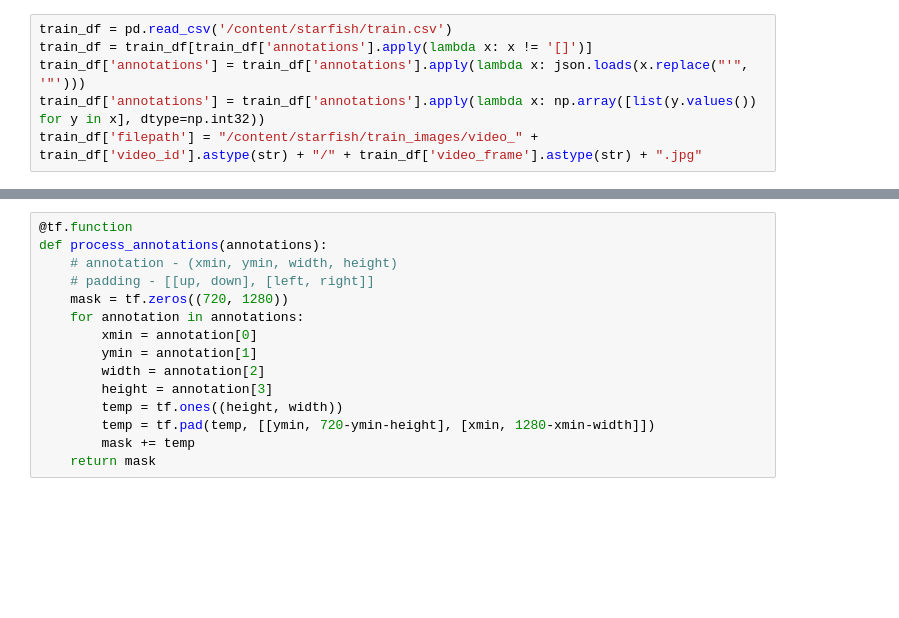
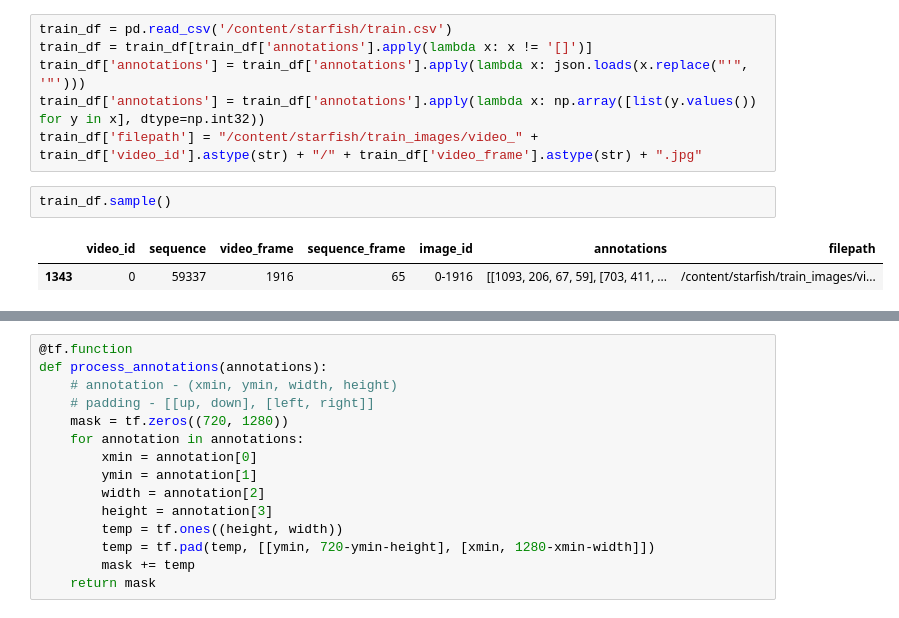
Before and after one commit to stanfidb/kaggle, a Jupyter notebook: starfish.ipynb, the cells around one changed output, grey strips where cells are left out. Drawn from its saved outputs; the diff is of its cells as text; blank space fills up the shorter version.

```diff
--- a/starfish.ipynb
+++ b/starfish.ipynb
@@ -245,3 +245,8 @@ train_df = train_df[train_df['annotations'].apply(lambda x: x != '[]')]
 train_df['annotations'] = train_df['annotations'].apply(lambda x: json.loads(x.replace("'", '"')))
 train_df['annotations'] = train_df['annotations'].apply(lambda x: np.array([list(y.values()) for y in x], dtype=np.int32))
 train_df['filepath'] = "/content/starfish/train_images/video_" + train_df['video_id'].astype(str) + "/" + train_df['video_frame'].astype(str) + ".jpg"
+# %%
+train_df.sample()
+# %% [output]
+|  | video_id | sequence | video_frame | sequence_frame | image_id | annotations | filepath |
+| 1343 | 0 | 59337 | 1916 | 65 | 0-1916 | [[1093, 206, 67, 59], [703, 411, ... | /content/starfish/train_images/vi... |
```
Also changed, not shown: parts of 5 cells of this notebook.
